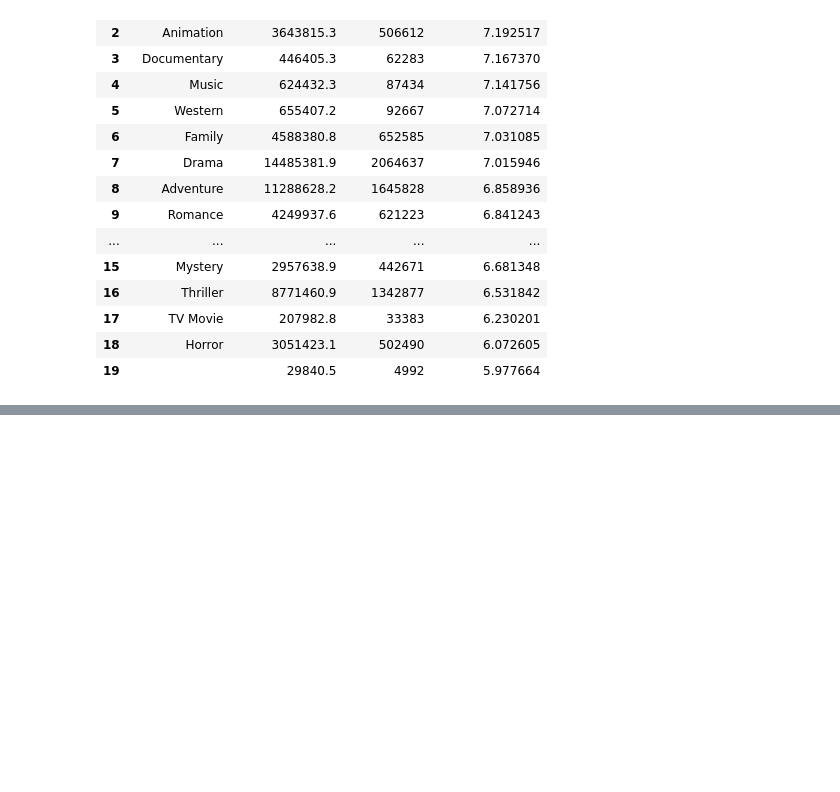
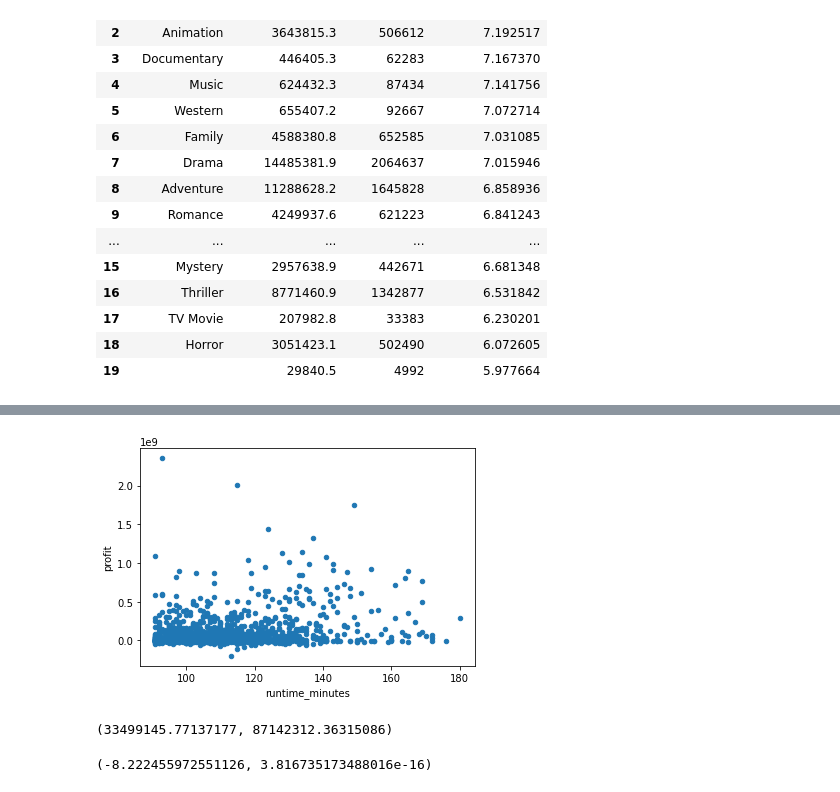
Before and after one commit to ramses02/Movies_Phase_2, a Jupyter notebook: notebook.ipynb, the cells around one changed output, grey strips where cells are left out. Cells and saved outputs as stored; diff of their text form; code cells hidden in the pictures; blank space fills up the shorter version.

```diff
--- a/notebook.ipynb
+++ b/notebook.ipynb
@@ -88,0 +192,8 @@ df_weighted
+# %%
+more_90_budgets['worldwide_gross'] = more_90_budgets['worldwide_gross'].str.replace(',' , '')
+# %%
+more_90_budgets['worldwide_gross'] = more_90_budgets['worldwide_gross'].astype(float)
+# %%
+more_90_budgets['production_budget'] = more_90_budgets['production_budget'].astype(float)
+# %%
+more_90_budgets['profit'] = more_90_budgets['worldwide_gross'] - more_90_budgets['production_budget']
@@ -88,0 +213,14 @@ df_weighted
+# %%
+more_90_budgets.plot.scatter(x='runtime_minutes', y='profit');
+# %% [output]
+[figure, added]
+# %%
+less_90_budgets['profit'].mean(), more_90_budgets['profit'].mean()
+# %% [output]
+(33499145.77137177, 87142312.36315086)
+# %%
+# alpha = 0.05
+tstat, pvalue = stats.ttest_ind(less_90_budgets['profit'], more_90_budgets['profit'], equal_var=False)
+tstat, pvalue
+# %% [output]
+(-8.222455972551126, 3.816735173488016e-16)
```
Also changed, not shown: parts of 31 cells of this notebook, 1 other file.
